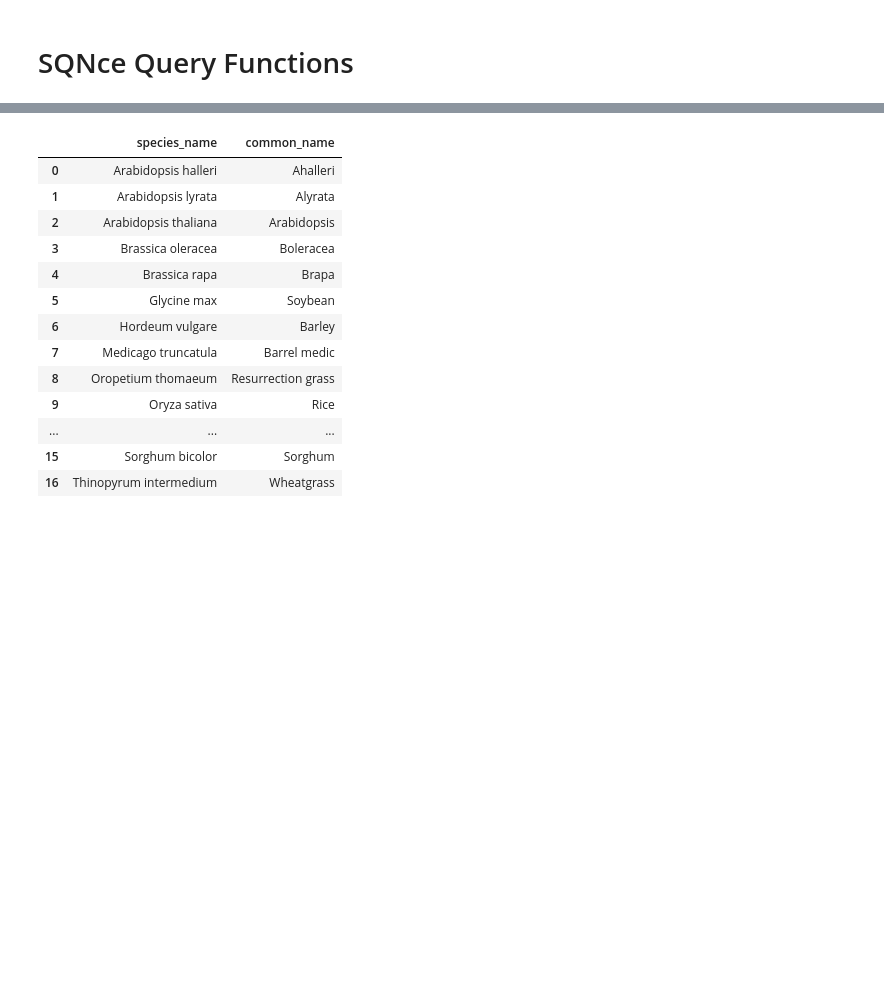
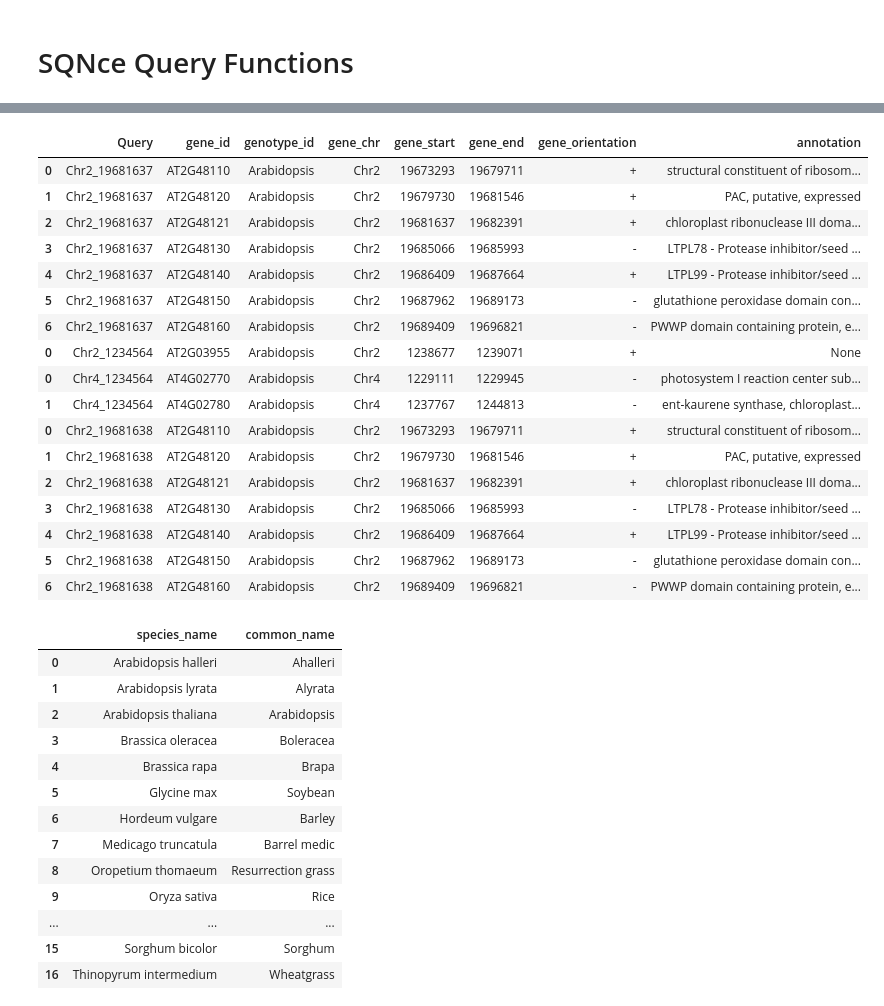
Before and after one commit to eporetsky/SQNce, a Jupyter notebook: SQNce.ipynb, the cells around one changed output, grey strips where cells are left out. Drawn from its saved outputs; the diff is of its cells as text; code cells hidden in the pictures; blank space fills up the shorter version.

```diff
--- a/SQNce.ipynb
+++ b/SQNce.ipynb
@@ -442,3 +456,58 @@ pd.read_sql_query('''SELECT *
+# %%
+# Query to find neighboring genes
+def get_SNP_neighbors(genotype, chromsome, coordinate, distance):
+    con = sqlite3.connect('SQNce.db')
+    cursorObj = con.cursor()
+    df = pd.read_sql_query('''SELECT *
+                     FROM gene_coordinates
+                     WHERE genotype_id = "{0}"
+                     AND gene_chr = "{1}"
+                     AND gene_start BETWEEN {2} AND {3}
+
+                     UNION ALL
+
+                     SELECT *
+                     FROM gene_coordinates
+                     WHERE genotype_id = "{0}"
+                     AND gene_chr = "{1}"
+                     AND gene_start BETWEEN {2} AND {3}
+                     '''.format(genotype, chromsome, coordinate-distance, coordinate+distance), con)
+    # Should check why it returns the same row twice, probably need to correct the query
+    df = df.drop_duplicates()
+    df.insert(0, 'Query', pd.Series(["_".join([chromsome, str(coordinate)]) for x in range(len(df.index))]))
+    return(df)
+
+df = pd.DataFrame()
+for entity in [["Chr2", 19681637], ["Chr2", 1234564], ["Chr4", 1234564], ["Chr2", 19681638]]:
+      df = pd.concat([df, get_SNP_neighbors("Arabidopsis", entity[0], entity[1], 10000)])
+#df.drop_duplicates(subset=["gene_id"]).reset_index()
+#df1 = get_SNP_neighbors("Arabidopsis", "Chr2", 19681637, 10000)
+#df1
+#pd.concat([df1, df1])
+# %%
+# Query to find neighboring genes and annotate them
+
+df["annotation"] = annotation_select(con, df["gene_id"].to_list())
+df
+# %% [output]
+|  | Query | gene_id | genotype_id | gene_chr | gene_start | gene_end | gene_orientation | annotation |
+| 0 | Chr2_19681637 | AT2G48110 | Arabidopsis | Chr2 | 19673293 | 19679711 | + | structural constituent of ribosom... |
+| 1 | Chr2_19681637 | AT2G48120 | Arabidopsis | Chr2 | 19679730 | 19681546 | + | PAC, putative, expressed |
+| 2 | Chr2_19681637 | AT2G48121 | Arabidopsis | Chr2 | 19681637 | 19682391 | + | chloroplast ribonuclease III doma... |
+| 3 | Chr2_19681637 | AT2G48130 | Arabidopsis | Chr2 | 19685066 | 19685993 | - | LTPL78 - Protease inhibitor/seed ... |
+| 4 | Chr2_19681637 | AT2G48140 | Arabidopsis | Chr2 | 19686409 | 19687664 | + | LTPL99 - Protease inhibitor/seed ... |
+| 5 | Chr2_19681637 | AT2G48150 | Arabidopsis | Chr2 | 19687962 | 19689173 | - | glutathione peroxidase domain con... |
+| 6 | Chr2_19681637 | AT2G48160 | Arabidopsis | Chr2 | 19689409 | 19696821 | - | PWWP domain containing protein, e... |
+| 0 | Chr2_1234564 | AT2G03955 | Arabidopsis | Chr2 | 1238677 | 1239071 | + | None |
+| 0 | Chr4_1234564 | AT4G02770 | Arabidopsis | Chr4 | 1229111 | 1229945 | - | photosystem I reaction center sub... |
+| 1 | Chr4_1234564 | AT4G02780 | Arabidopsis | Chr4 | 1237767 | 1244813 | - | ent-kaurene synthase, chloroplast... |
+| 0 | Chr2_19681638 | AT2G48110 | Arabidopsis | Chr2 | 19673293 | 19679711 | + | structural constituent of ribosom... |
+| 1 | Chr2_19681638 | AT2G48120 | Arabidopsis | Chr2 | 19679730 | 19681546 | + | PAC, putative, expressed |
+| 2 | Chr2_19681638 | AT2G48121 | Arabidopsis | Chr2 | 19681637 | 19682391 | + | chloroplast ribonuclease III doma... |
+| 3 | Chr2_19681638 | AT2G48130 | Arabidopsis | Chr2 | 19685066 | 19685993 | - | LTPL78 - Protease inhibitor/seed ... |
+| 4 | Chr2_19681638 | AT2G48140 | Arabidopsis | Chr2 | 19686409 | 19687664 | + | LTPL99 - Protease inhibitor/seed ... |
+| 5 | Chr2_19681638 | AT2G48150 | Arabidopsis | Chr2 | 19687962 | 19689173 | - | glutathione peroxidase domain con... |
+| 6 | Chr2_19681638 | AT2G48160 | Arabidopsis | Chr2 | 19689409 | 19696821 | - | PWWP domain containing protein, e... |
 # %%
 def show_available_species(con):
     con = sqlite3.connect('SQNce.db')
```
Also changed, not shown: parts of 9 cells of this notebook, 3 other files.
